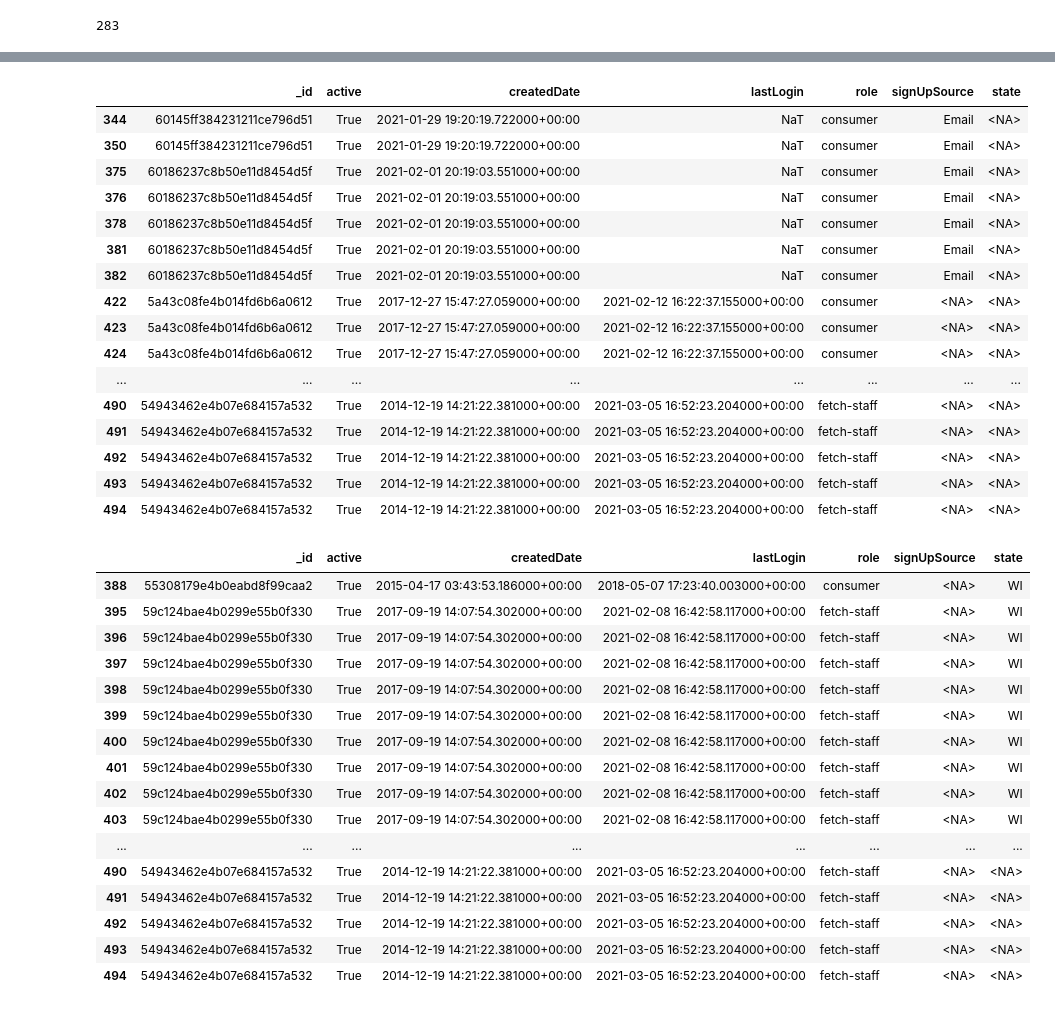
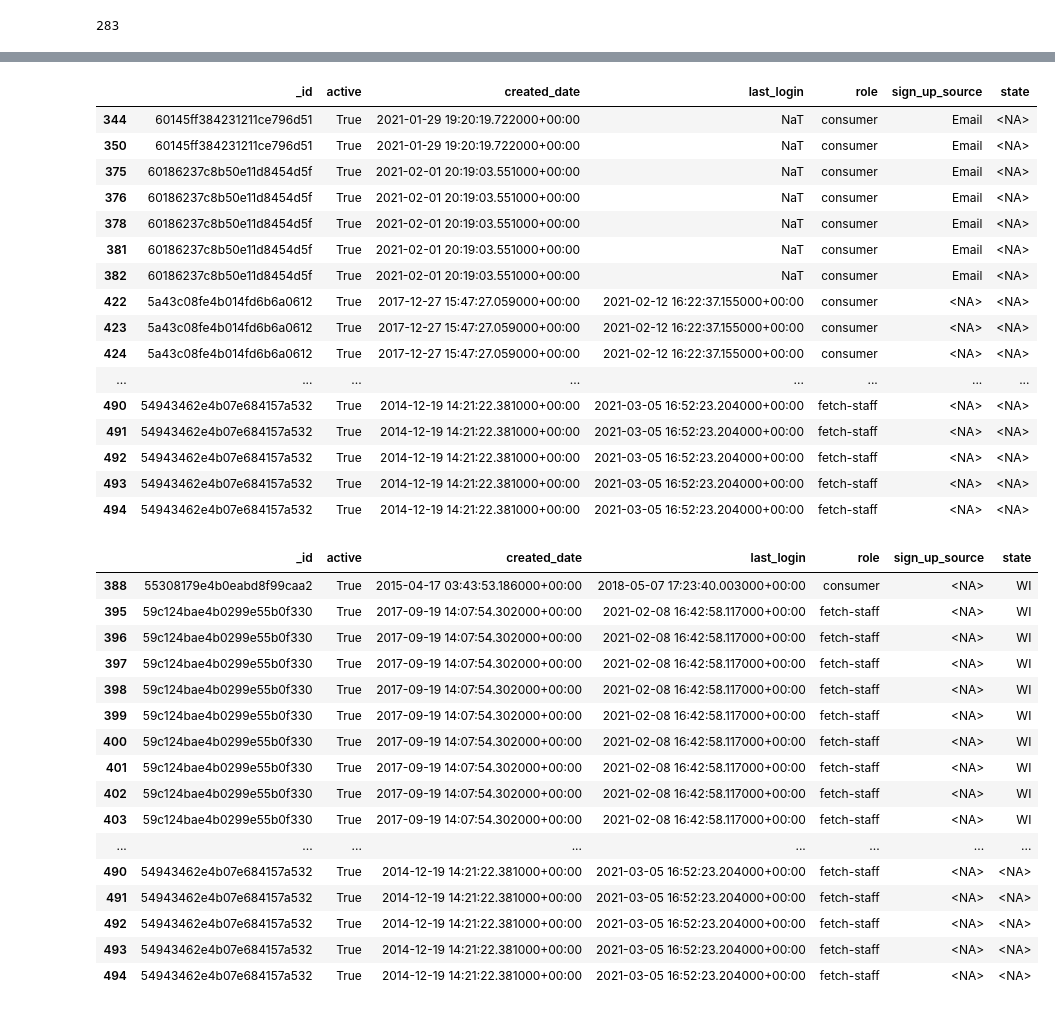
Before and after one commit to evanrosa/fetch_tech_challenge, a Jupyter notebook: exercise_answers/task_three/users.ipynb, the cells around one changed output, grey strips where cells are left out. Cells and saved outputs as stored; diff of their text form; code cells hidden in the pictures.

```diff
--- a/exercise_answers/task_three/users.ipynb
+++ b/exercise_answers/task_three/users.ipynb
@@ -46,6 +46,6 @@ dtype: object
 users["_id"] = users["_id"].apply(lambda x: x.get("$oid", str(x)))
 # %%
 # Convert createdDate to string
-users["createdDate"] = users["createdDate"].apply(lambda x: x.get("$date", str(x)))
+users["created_date"] = users["created_date"].apply(lambda x: x.get("$date", str(x)))
 # %%
 # Tried running a conversion for lastLogin but received errors, so I'm investigating to see data types for last login
@@ -74,7 +74,7 @@ users[users["lastLogin"].apply(lambda x: isinstance(x, float))]
 62 rows × 7 columns
 # %%
 # Get the value of "$date" if lastLogin is a dict otherwise return value
-users["lastLogin"] = users["lastLogin"].apply(lambda x: x.get("$date") if isinstance(x, dict) else x)
+users["last_login"] = users["last_login"].apply(lambda x: x.get("$date") if isinstance(x, dict) else x)
 # %%
 # review data after clean
 users.head()
@@ -87,7 +87,7 @@ users.head()
 | 4 | 5ff1e194b6a9d73a3a9f1052 | True | 1609687444800 | 1.609688e+12 | consumer | Email | WI |
 # %%
 # Format/clean createdDate and lastLogin to readable and standard formats
-users[["createdDate", "lastLogin"]] = users[["createdDate", "lastLogin"]].applymap(lambda x: pd.to_datetime(x.get("$date") if isinstance(x, dict) else x, unit='ms', errors='coerce', utc=True))
+users[["created_date", "last_login"]] = users[["created_date", "last_login"]].applymap(lambda x: pd.to_datetime(x.get("$date") if isinstance(x, dict) else x, unit='ms', errors='coerce', utc=True))
 # %%
 ## Review after cleaned dates
 users.head()
@@ -299,7 +299,7 @@ valid_states = {'AL', 'AK', 'AZ', 'AR', 'CA', 'CO', 'CT', 'DE', 'FL', 'GA',
 
 users[~users['state'].isin(valid_states)]
 # %% [output]
-|  | _id | active | createdDate | lastLogin | role | signUpSource | state |
+|  | _id | active | created_date | last_login | role | sign_up_source | state |
 | 344 | 60145ff384231211ce796d51 | True | 2021-01-29 19:20:19.722000+00:00 | NaT | consumer | Email | <NA> |
 | 350 | 60145ff384231211ce796d51 | True | 2021-01-29 19:20:19.722000+00:00 | NaT | consumer | Email | <NA> |
 | 375 | 60186237c8b50e11d8454d5f | True | 2021-02-01 20:19:03.551000+00:00 | NaT | consumer | Email | <NA> |
@@ -319,9 +319,9 @@ users[~users['state'].isin(valid_states)]
 # %%
 # Which users do not have Google or Email as source?
 expected_sources = {"Google", "Email"}
-users[~users["signUpSource"].isin(expected_sources)]
+users[~users["sign_up_source"].isin(expected_sources)]
 # %% [output]
-|  | _id | active | createdDate | lastLogin | role | signUpSource | state |
+|  | _id | active | created_date | last_login | role | sign_up_source | state |
 | 388 | 55308179e4b0eabd8f99caa2 | True | 2015-04-17 03:43:53.186000+00:00 | 2018-05-07 17:23:40.003000+00:00 | consumer | <NA> | WI |
 | 395 | 59c124bae4b0299e55b0f330 | True | 2017-09-19 14:07:54.302000+00:00 | 2021-02-08 16:42:58.117000+00:00 | fetch-staff | <NA> | WI |
 | 396 | 59c124bae4b0299e55b0f330 | True | 2017-09-19 14:07:54.302000+00:00 | 2021-02-08 16:42:58.117000+00:00 | fetch-staff | <NA> | WI |
```
Also changed, not shown: parts of 21 cells of this notebook, 14 other files.
